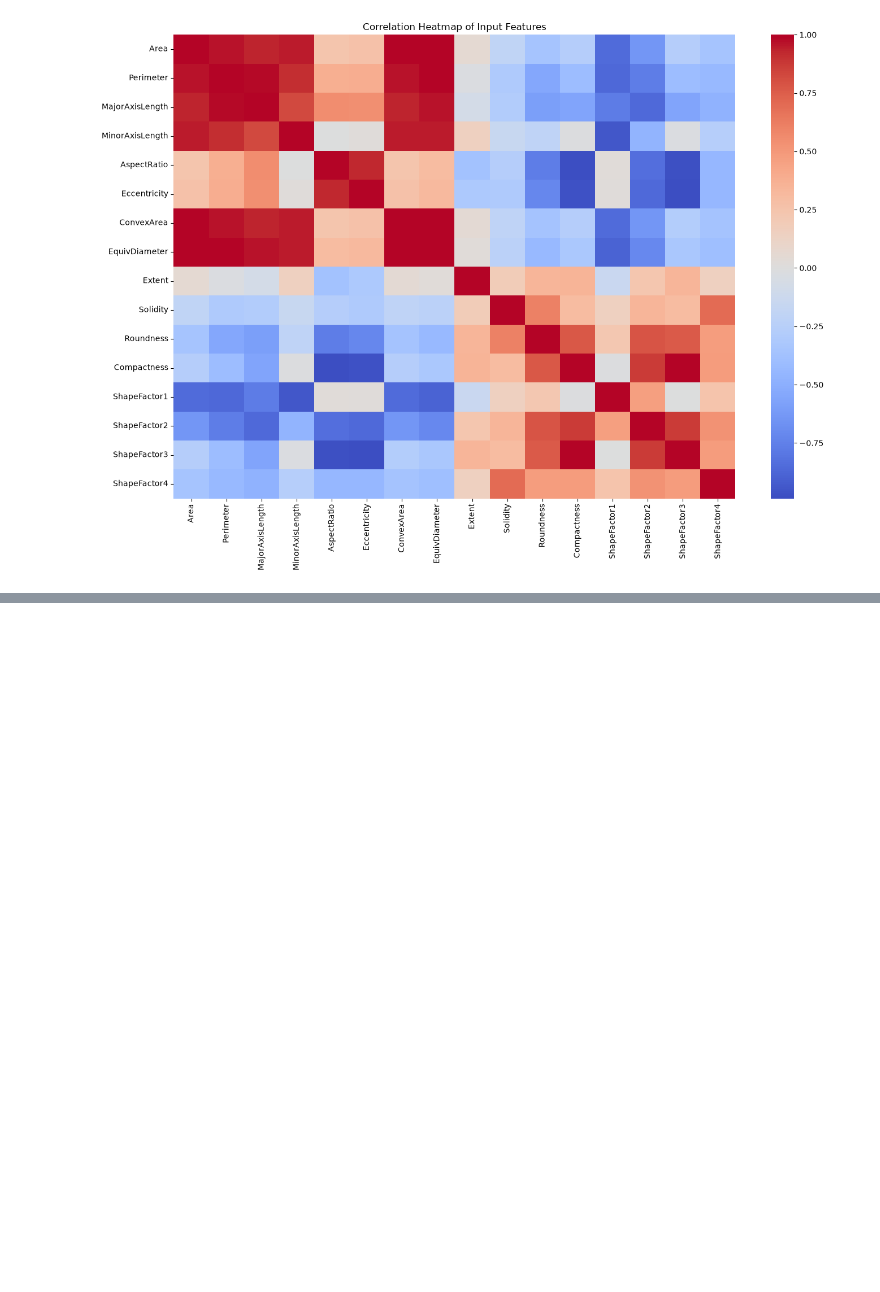
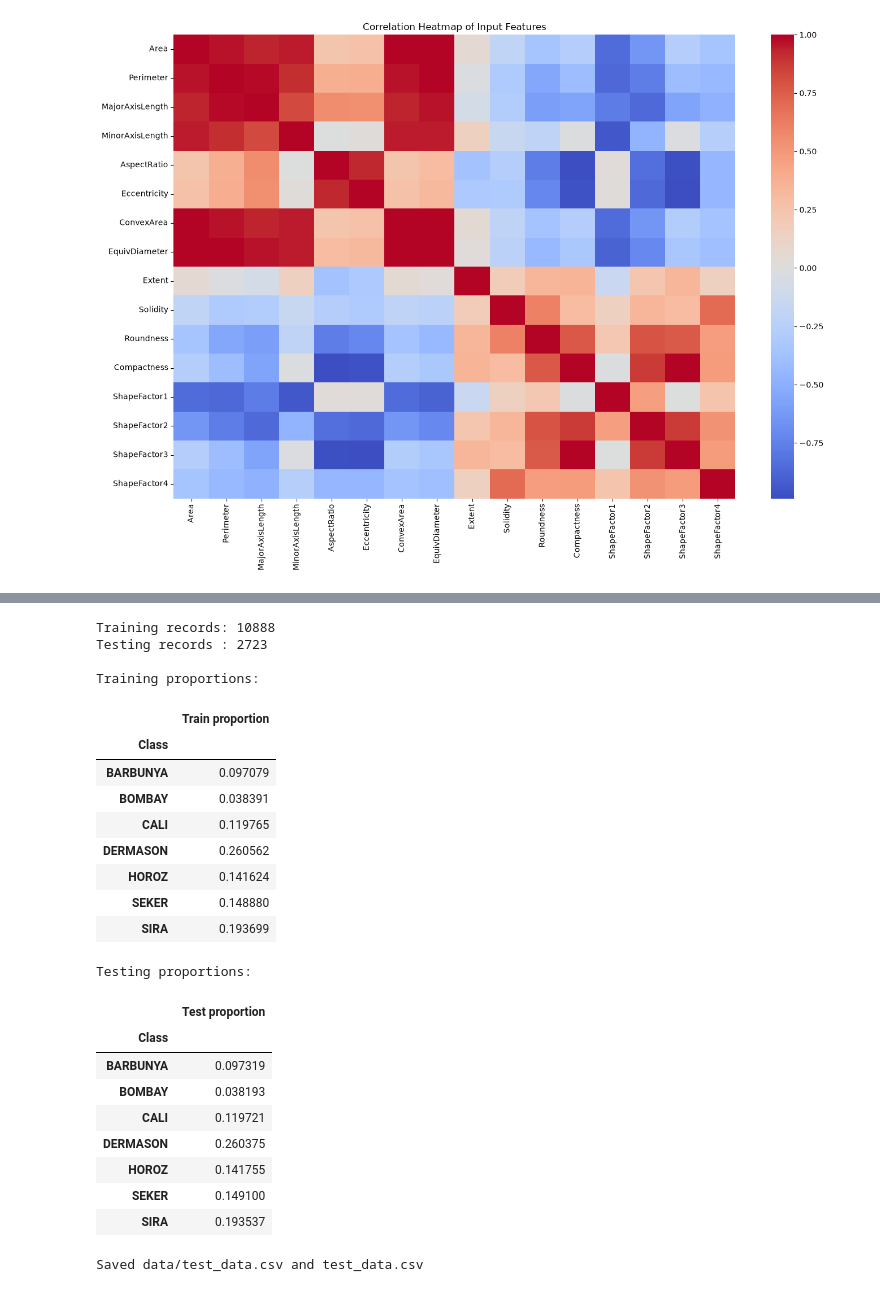
Before and after one commit to DeepanaMathankumarJ/ml-classification-comparison, a Jupyter notebook: DryBean_Model_training.ipynb, the cells around one changed output, grey strips where cells are left out. Drawn from its saved outputs; the diff is of its cells as text; code cells hidden in the pictures; blank space fills up the shorter version.

Commit message:
Phase 3; Split Train and Test Data

```diff
--- a/DryBean_Model_training.ipynb
+++ b/DryBean_Model_training.ipynb
@@ -245,0 +252,50 @@ plt.show()
+# %%
+X = df[feature_columns].copy()
+y = df[target_column].copy()
+
+X_train, X_test, y_train, y_test = train_test_split(
+    X,
+    y,
+    test_size=TEST_SIZE,
+    random_state=RANDOM_STATE,
+    stratify=y
+)
+
+print(f"Training records: {len(X_train)}")
+print(f"Testing records : {len(X_test)}")
+print("\nTraining proportions:")
+display(y_train.value_counts(normalize=True).sort_index().rename("Train proportion").to_frame())
+print("\nTesting proportions:")
+display(y_test.value_counts(normalize=True).sort_index().rename("Test proportion").to_frame())
+
+# Assignment requires a test CSV containing features and the true target.
+test_data = X_test.copy()
+test_data[target_column] = y_test
+test_data.to_csv(DATA_DIR / "test_data.csv", index=False)
+test_data.to_csv(PROJECT_DIR / "test_data.csv", index=False)
+print("\nSaved data/test_data.csv and test_data.csv")
+# %% [output]
+Training records: 10888
+Testing records : 2723
+
+Training proportions:
+|  | Train proportion |
+| Class |  |
+| BARBUNYA | 0.097079 |
+| BOMBAY | 0.038391 |
+| CALI | 0.119765 |
+| DERMASON | 0.260562 |
+| HOROZ | 0.141624 |
+| SEKER | 0.148880 |
+| SIRA | 0.193699 |
+Testing proportions:
+|  | Test proportion |
+| Class |  |
+| BARBUNYA | 0.097319 |
+| BOMBAY | 0.038193 |
+| CALI | 0.119721 |
+| DERMASON | 0.260375 |
+| HOROZ | 0.141755 |
+| SEKER | 0.149100 |
+| SIRA | 0.193537 |
+Saved data/test_data.csv and test_data.csv
```
Also changed, not shown: parts of 2 cells of this notebook.
